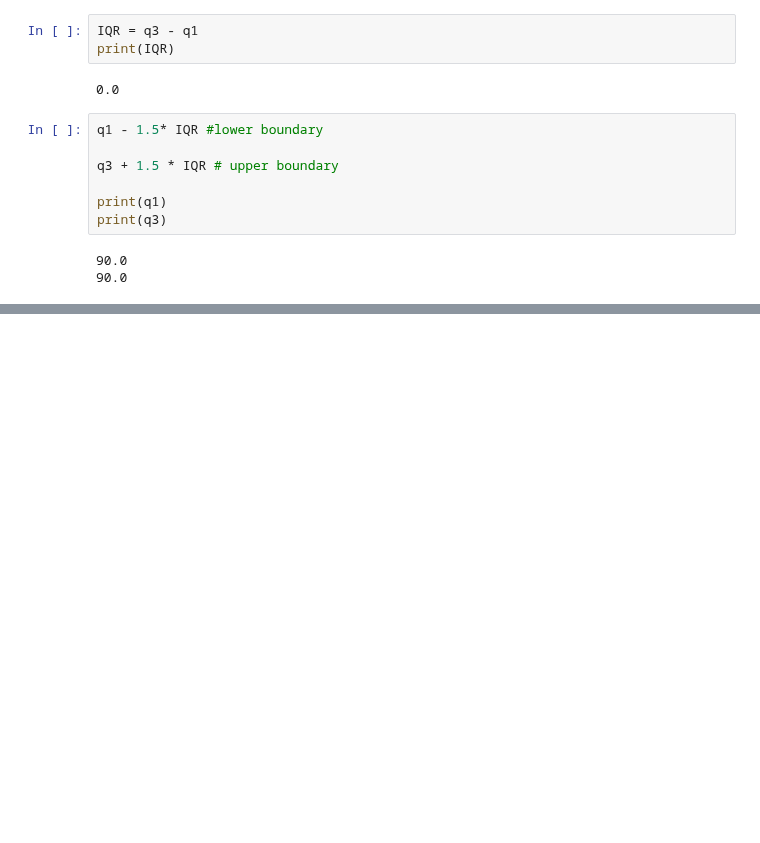
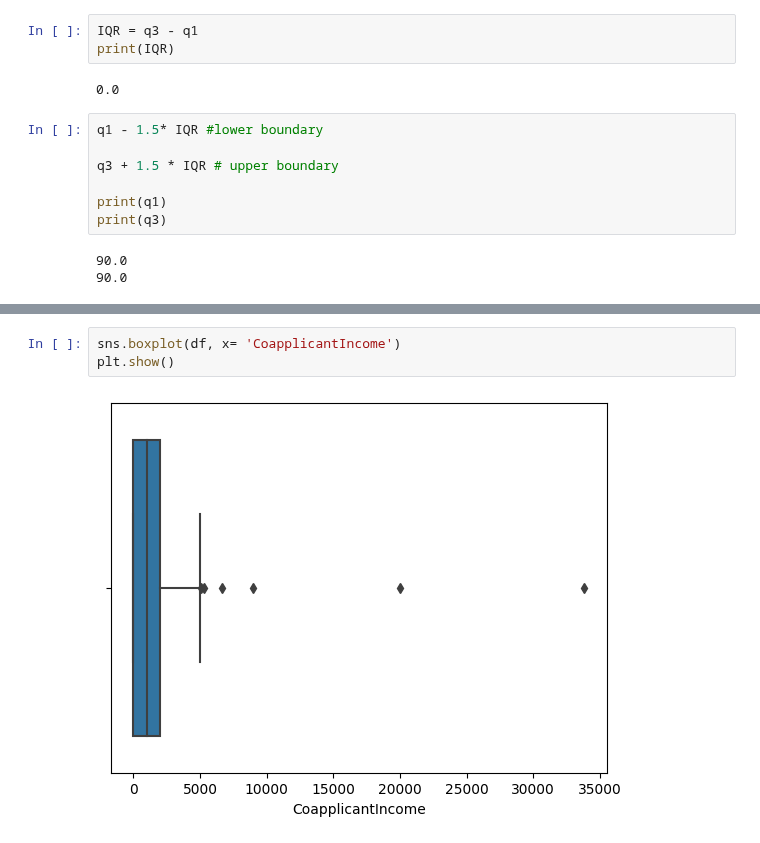
Before and after one commit to mngugi/Code_3_Camp, a Jupyter notebook: loans-status.ipynb, the cells around one changed output, grey strips where cells are left out. Cells and saved outputs as stored; diff of their text form; blank space fills up the shorter version.

```diff
--- a/loans-status.ipynb
+++ b/loans-status.ipynb
@@ -331,0 +347,5 @@ print(q3)
+# %%
+sns.boxplot(df, x= 'CoapplicantIncome')
+plt.show()
+# %% [output]
+[figure, added]
```
Also changed, not shown: parts of 7 cells of this notebook.
